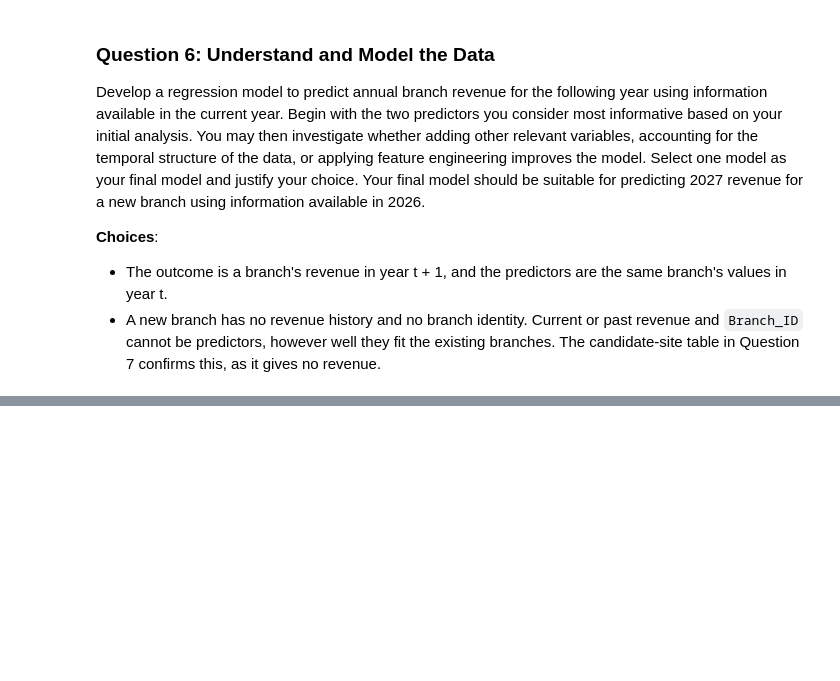
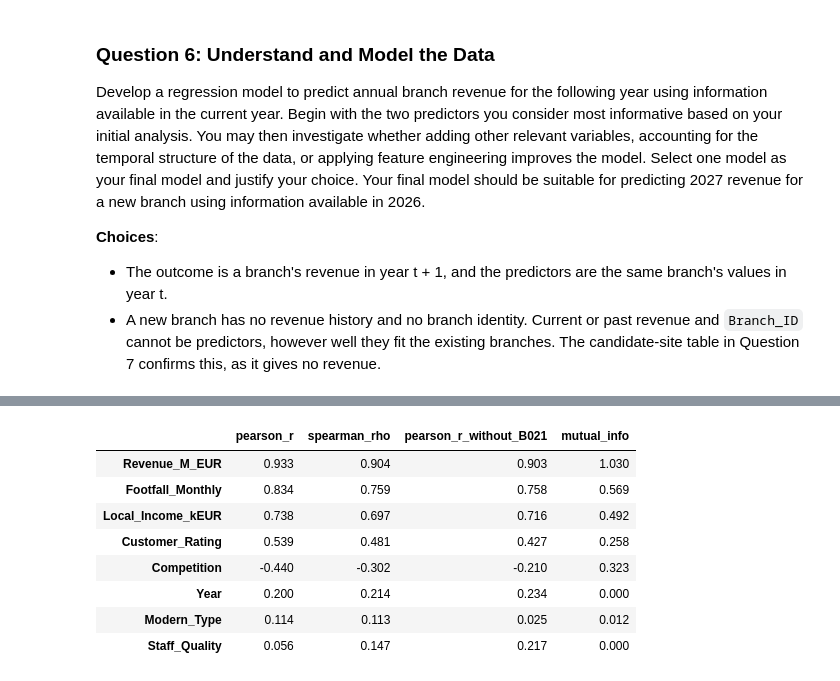
Before and after one commit to Ri-Dearg/data-test, a Jupyter notebook: A00082654_Rory.ipynb, the cells around one changed output, grey strips where cells are left out. Saved outputs shown, nothing was run; the diff lists cells and outputs as text; code cells hidden in the pictures; blank space fills up the shorter version.

```diff
--- a/A00082654_Rory.ipynb
+++ b/A00082654_Rory.ipynb
@@ -219,0 +620,35 @@ be suitable for predicting 2027 revenue for a new branch using information avail
+# %%
+# Association of each current-year variable with next-year revenue
+no_b021 = df_model[df_model['Branch_ID'] != 'B021']
+variables = [
+    'Footfall_Monthly',
+    'Local_Income_kEUR',
+    'Customer_Rating',
+    'Competition',
+    'Staff_Quality',
+    'Modern_Type',
+    'Year',
+    'Revenue_M_EUR',
+]
+mi = mutual_info_regression(df_model[variables], df_model['Revenue_Next'], random_state=0)
+assoc = pd.DataFrame(
+    {
+        'pearson_r': df_model[variables].corrwith(df_model['Revenue_Next']),
+        'spearman_rho': df_model[variables].corrwith(
+            df_model['Revenue_Next'], method='spearman'
+        ),
+        'pearson_r_without_B021': no_b021[variables].corrwith(no_b021['Revenue_Next']),
+        'mutual_info': mi,
+    }
+)
+assoc.sort_values('pearson_r', key=abs, ascending=False).round(3)
+# %% [output]
+|  | pearson_r | spearman_rho | pearson_r_without_B021 | mutual_info |
+| Revenue_M_EUR | 0.933 | 0.904 | 0.903 | 1.030 |
+| Footfall_Monthly | 0.834 | 0.759 | 0.758 | 0.569 |
+| Local_Income_kEUR | 0.738 | 0.697 | 0.716 | 0.492 |
+| Customer_Rating | 0.539 | 0.481 | 0.427 | 0.258 |
+| Competition | -0.440 | -0.302 | -0.210 | 0.323 |
+| Year | 0.200 | 0.214 | 0.234 | 0.000 |
+| Modern_Type | 0.114 | 0.113 | 0.025 | 0.012 |
+| Staff_Quality | 0.056 | 0.147 | 0.217 | 0.000 |
```
Also changed, not shown: parts of 27 cells of this notebook.
